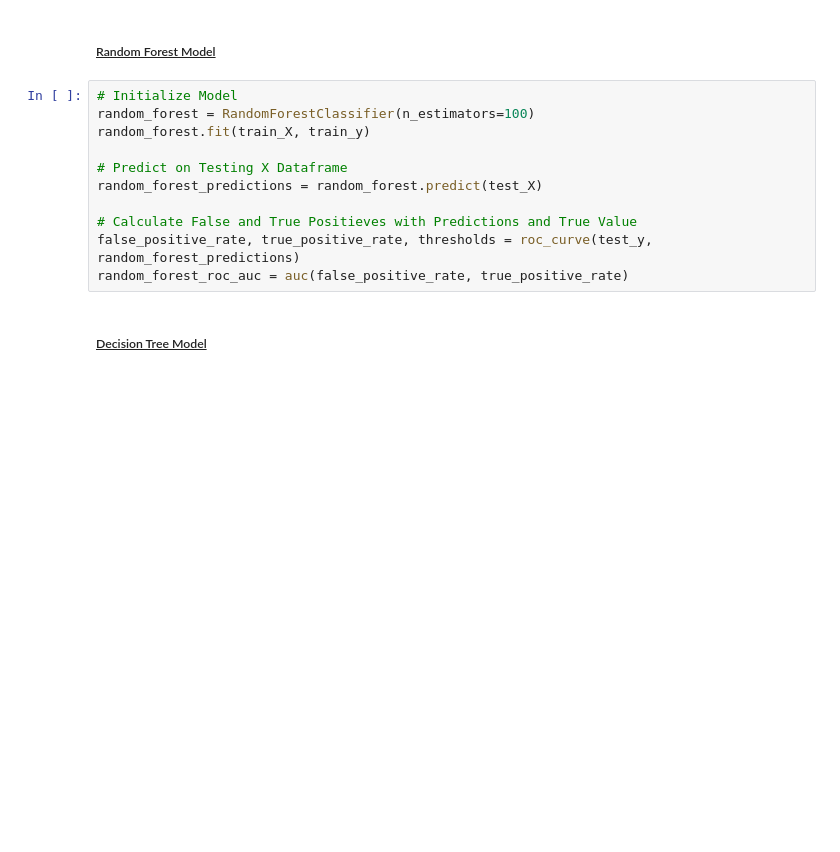
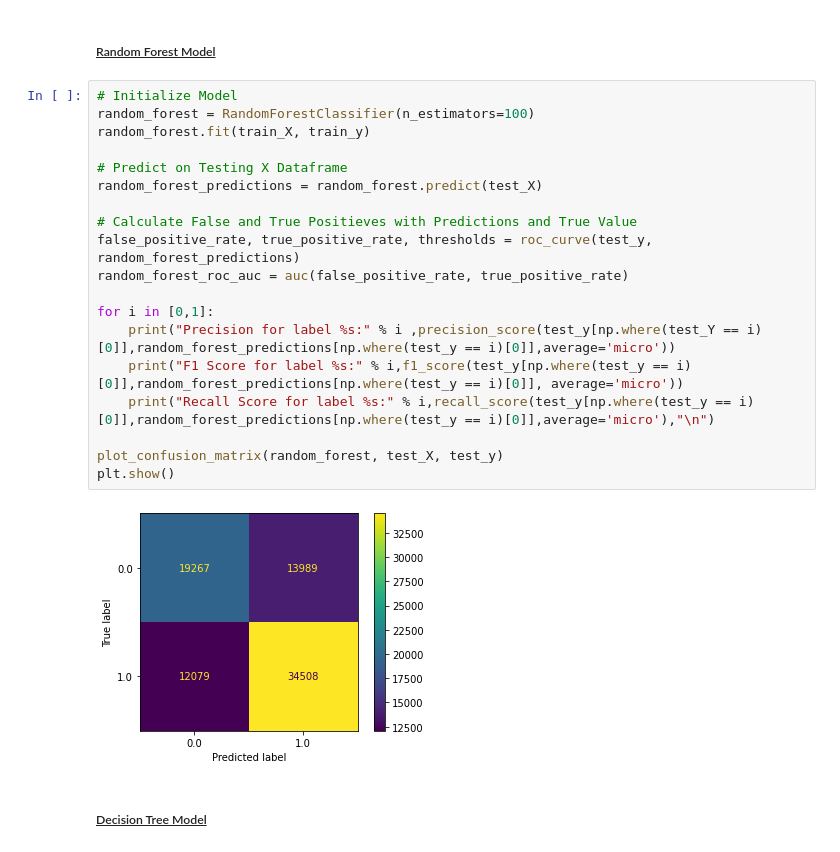
Before and after one commit to dclark87/team_project, a Jupyter notebook: backend_src/notebooks/pass_vs_run_model_notebook.ipynb, the cells around one changed output. Cells and saved outputs as stored; diff of their text form; blank space fills up the shorter version.

Commit message:
[2] - Adding confusion matrices and Support Vector Machine Model

```diff
--- a/backend_src/notebooks/pass_vs_run_model_notebook.ipynb
+++ b/backend_src/notebooks/pass_vs_run_model_notebook.ipynb
@@ -307,14 +303,24 @@ train_X, test_X, train_y, test_y = train_test_split(predictor_x, target_y, rando
 # %%
 # Initialize Model
 random_forest = RandomForestClassifier(n_estimators=100)
 random_forest.fit(train_X, train_y)
 
 # Predict on Testing X Dataframe
 random_forest_predictions = random_forest.predict(test_X)
 
 # Calculate False and True Positieves with Predictions and True Value
 false_positive_rate, true_positive_rate, thresholds = roc_curve(test_y, random_forest_predictions)
 random_forest_roc_auc = auc(false_positive_rate, true_positive_rate)
+
+for i in [0,1]:
+    print("Precision for label %s:" % i ,precision_score(test_y[np.where(test_Y == i)[0]],random_forest_predictions[np.where(test_y == i)[0]],average='micro'))
+    print("F1 Score for label %s:" % i,f1_score(test_y[np.where(test_y == i)[0]],random_forest_predictions[np.where(test_y == i)[0]], average='micro'))
+    print("Recall Score for label %s:" % i,recall_score(test_y[np.where(test_y == i)[0]],random_forest_predictions[np.where(test_y == i)[0]],average='micro'),"\n")
+
+plot_confusion_matrix(random_forest, test_X, test_y)
+plt.show()
+# %% [output]
+[figure, added]
 # %% [markdown]
 ##### <u>Decision Tree Model</u>
 # %%
```
Also changed, not shown: parts of 12 cells of this notebook.
